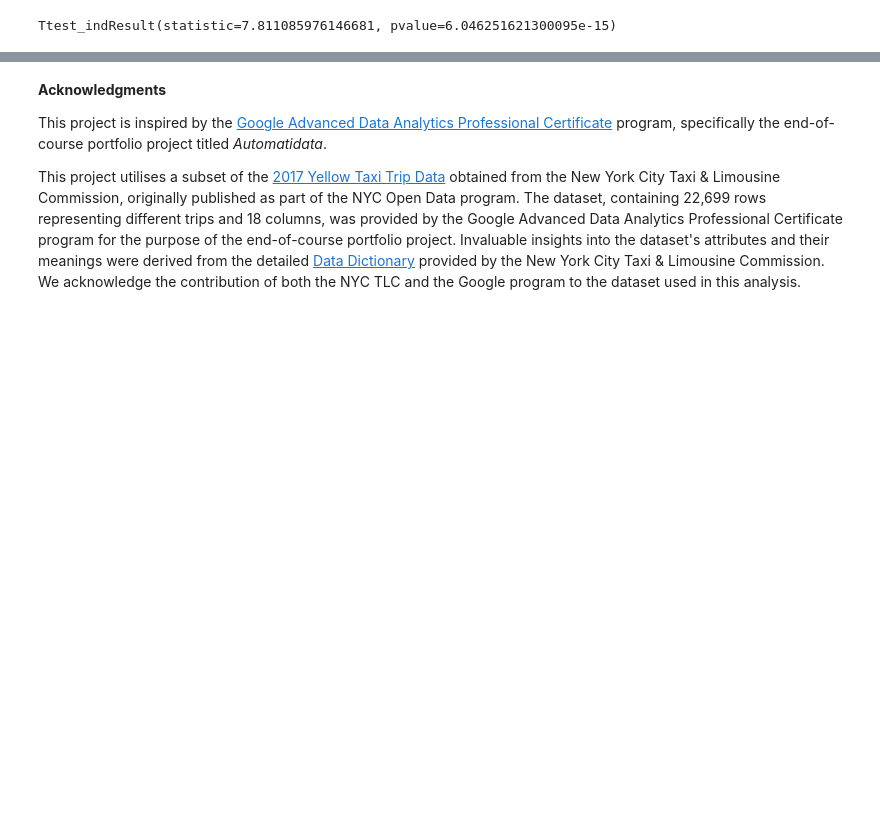
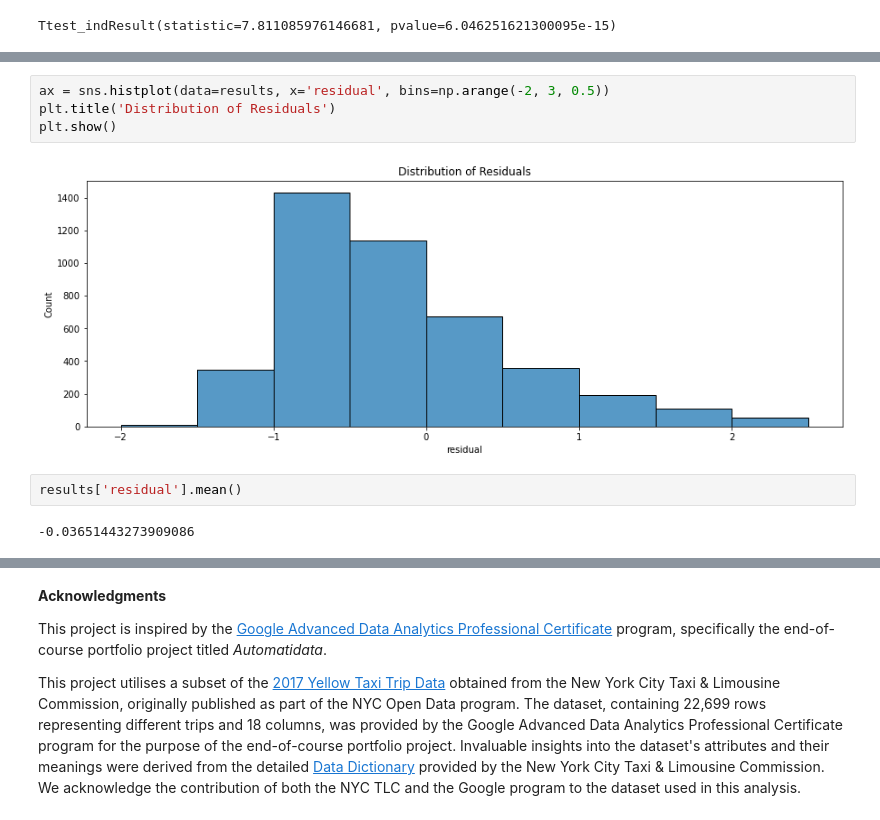
Before and after one commit to sssunri/farecast_NYC-TLC_estimation, a Jupyter notebook: fare_estimation.ipynb, the cells around one changed output, grey strips where cells are left out. Drawn from its saved outputs; the diff is of its cells as text; blank space fills up the shorter version.

```diff
--- a/fare_estimation.ipynb
+++ b/fare_estimation.ipynb
@@ -1323,0 +1381,10 @@ LinearRegression()
+# %%
+ax = sns.histplot(data=results, x='residual', bins=np.arange(-2, 3, 0.5))
+plt.title('Distribution of Residuals')
+plt.show()
+# %% [output]
+[figure, added]
+# %%
+results['residual'].mean()
+# %% [output]
+-0.03651443273909086
```
Also changed, not shown: parts of 81 cells of this notebook.
